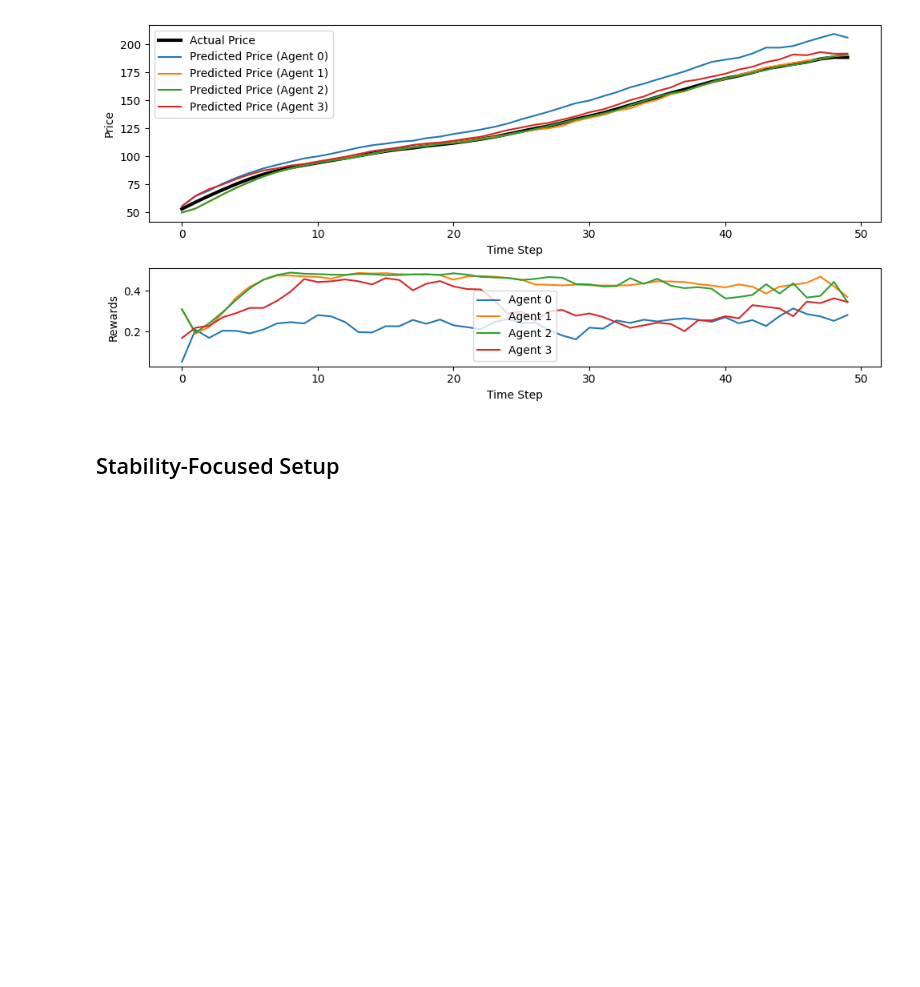
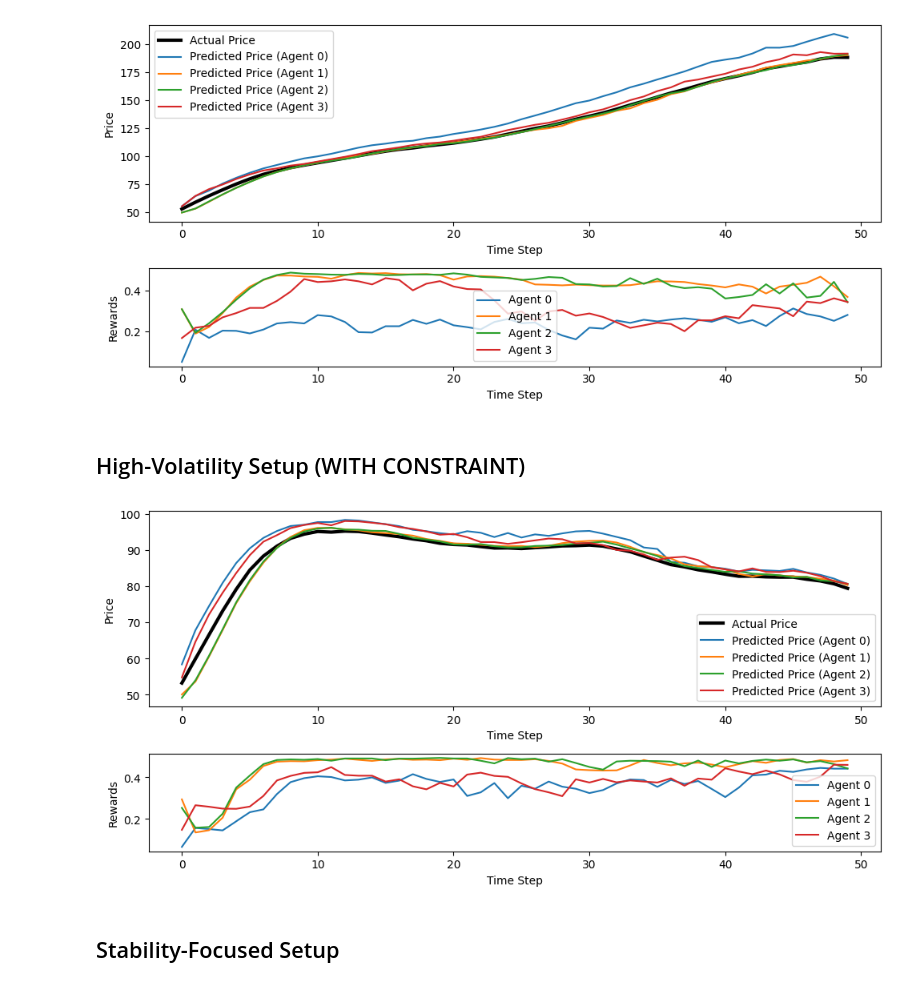
Before and after one commit to SidneyyN/FYP, a Jupyter notebook: gpt_agents-master/notebooks/consolidated_graphs.ipynb, the cells around one changed output. Saved outputs shown, nothing was run; the diff lists cells and outputs as text; code cells hidden in the pictures; blank space fills up the shorter version.

```diff
--- a/gpt_agents-master/notebooks/consolidated_graphs.ipynb
+++ b/gpt_agents-master/notebooks/consolidated_graphs.ipynb
@@ -11,6 +11,12 @@ from utils import *
 plot_experiment_results("../results/experiments/experiment_batch_20250226_121541_High-volatility/consolidated_results.csv")
 # %% [output]
 [figure]
+# %% [markdown]
+## High-Volatility Setup (WITH CONSTRAINT)
+# %%
+plot_experiment_results("../results/experiments/experiment_batch_20250308_153210_Pos_High-Vol_Constraint/consolidated_results.csv")
+# %% [output]
+[figure, added]
 # %% [markdown]
 ## Stability-Focused Setup
 # %%
```
Also changed, not shown: parts of 11 cells of this notebook, 8 other files.
